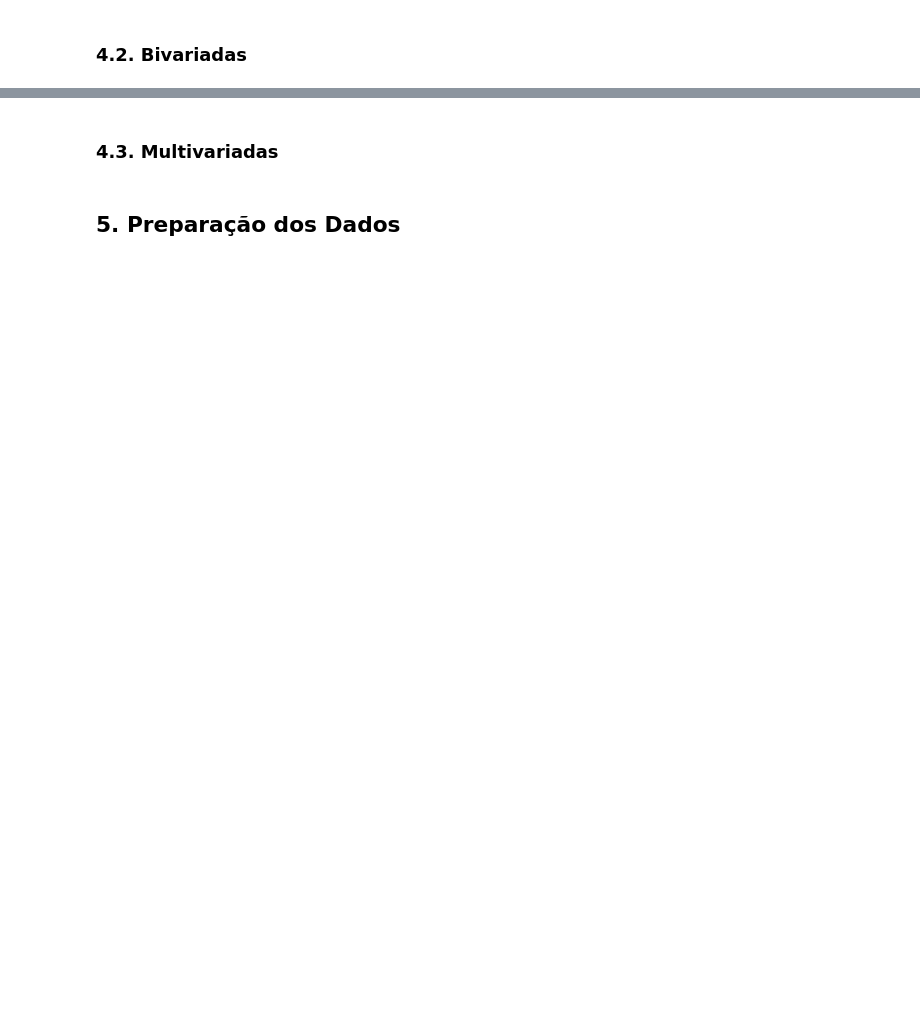
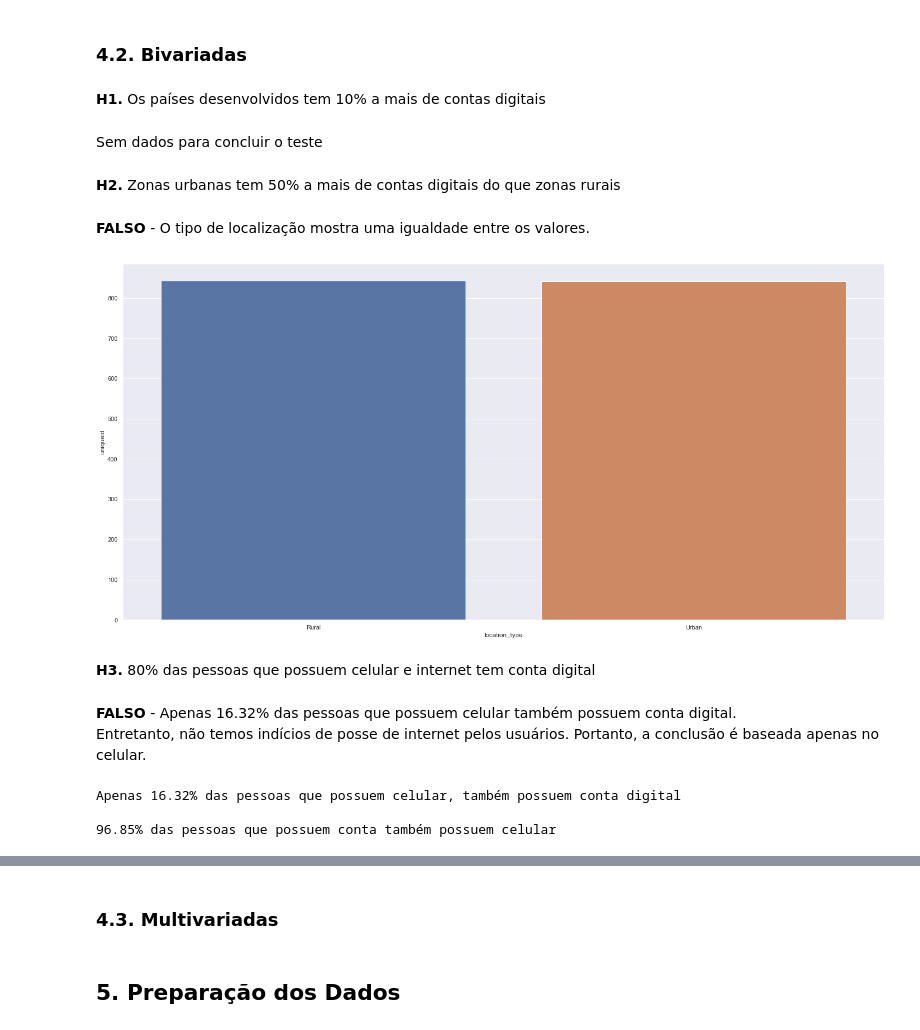
Before and after one commit to daSpinelli/hackday_01_dadosinglorios, a Jupyter notebook: end-to-end.ipynb, the cells around one changed output, grey strips where cells are left out. Drawn from its saved outputs; the diff is of its cells as text; code cells hidden in the pictures; blank space fills up the shorter version.

```diff
--- a/end-to-end.ipynb
+++ b/end-to-end.ipynb
@@ -326,2 +270,34 @@ print(f'{yes/total}%')
 # %% [markdown]
 ### 4.2. Bivariadas
+# %% [markdown]
+**H1.** Os países desenvolvidos tem 10% a mais de contas digitais
+# %% [markdown]
+Sem dados para concluir o teste
+# %% [markdown]
+**H2.** Zonas urbanas tem 50% a mais de contas digitais do que zonas rurais
+# %% [markdown]
+**FALSO** - O tipo de localização mostra uma igualdade entre os valores.
+# %%
+graph = df4[df1['bank_account']=='Yes'][['uniqueid','location_type']].groupby('location_type').count().reset_index()
+sns.barplot( data = graph, x= 'location_type', y= 'uniqueid');
+# %% [output]
+[figure, added]
+# %% [markdown]
+**H3.** 80% das pessoas que possuem celular e internet tem conta digital
+# %% [markdown]
+**FALSO** - Apenas 16.32% das pessoas que possuem celular também possuem conta digital.
+Entretanto, não temos indícios de posse de internet pelos usuários. Portanto, a conclusão é baseada apenas no celular.
+# %%
+h3 = df4[df4['cellphone_access']=='Yes'][['bank_account','uniqueid']].groupby('bank_account').count().reset_index()
+yes = float(h3[h3['bank_account']== 'Yes']['uniqueid'])
+percent = yes/total*100
+print(f'Apenas {percent:.2f}% das pessoas que possuem celular, também possuem conta digital')
+
+account = df4[df4['bank_account'] == 'Yes']['uniqueid'].count()
+account_cell = df4[(df4['bank_account'] == 'Yes') & (df4['cellphone_access']=='Yes')]['uniqueid'].count()
+percent_ = account_cell/account*100
+print(f'\n{percent_:.2f}% das pessoas que possuem conta também possuem celular')
+# %% [output]
+Apenas 16.32% das pessoas que possuem celular, também possuem conta digital
+
+96.85% das pessoas que possuem conta também possuem celular
```
Also changed, not shown: parts of 36 cells of this notebook.
